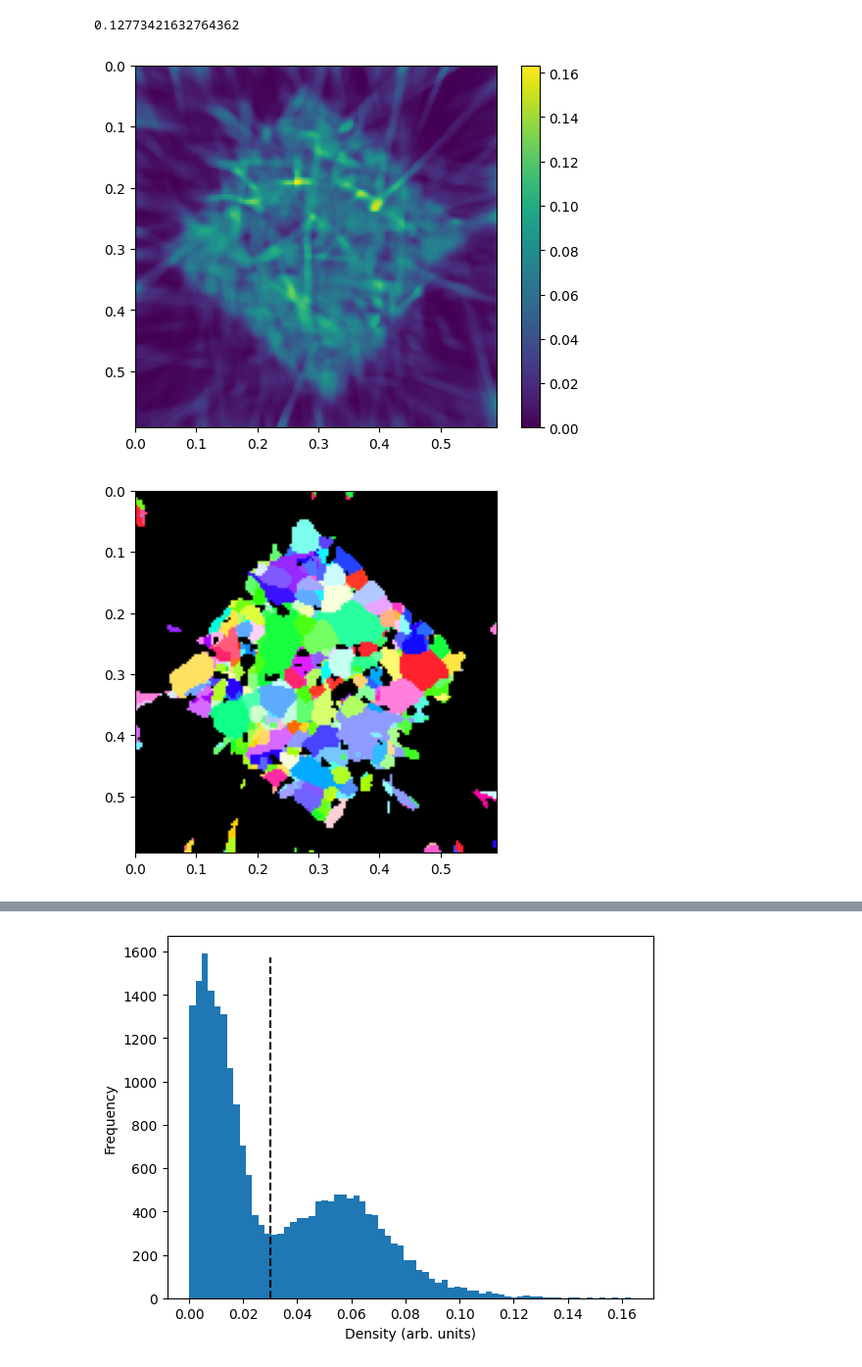
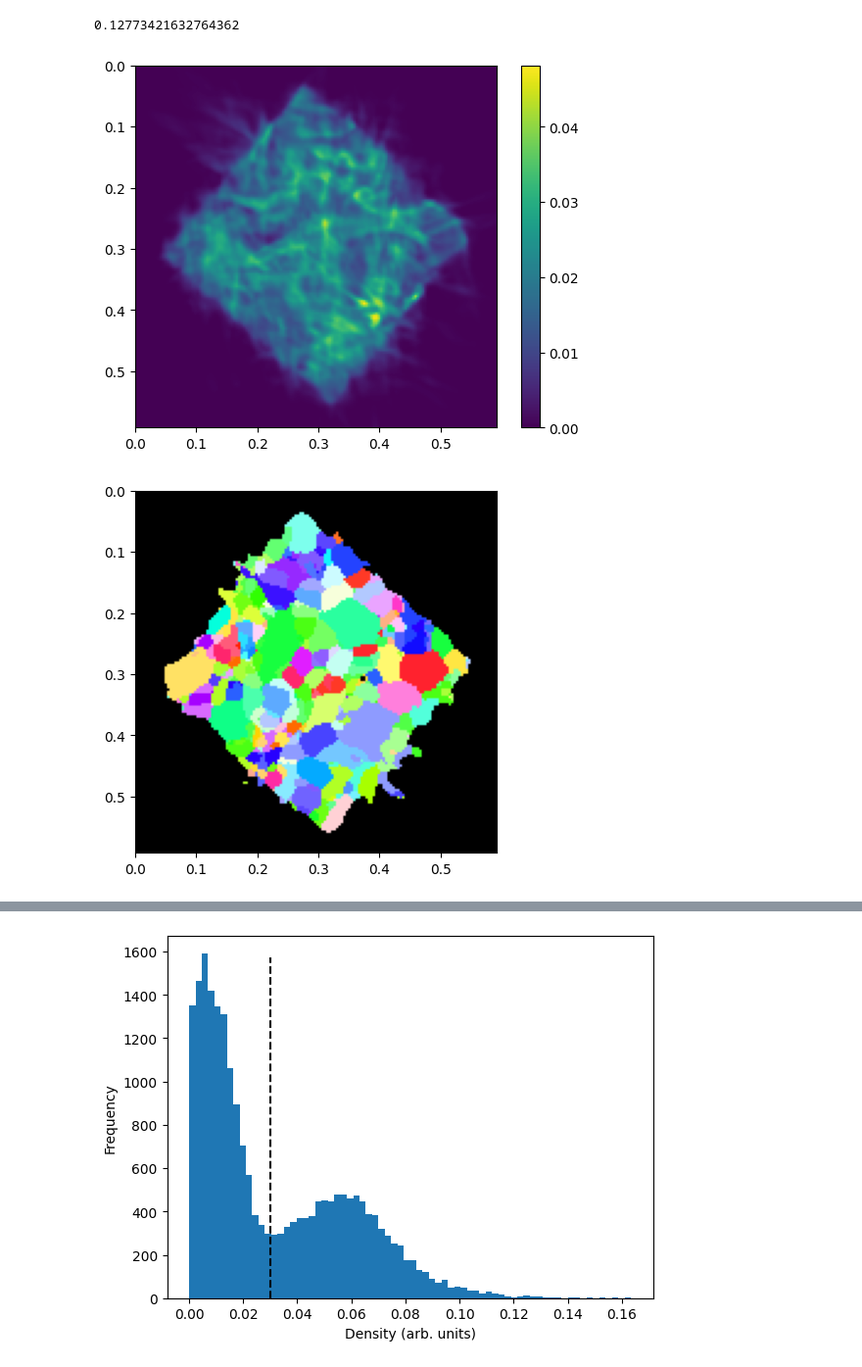
Before and after one commit to msaca-okse/basis_adaptive_textom, a Jupyter notebook: testing/texture_analysis.ipynb, the cells around one changed output, grey strips where cells are left out. Shown at 98% size. Cells and saved outputs as stored; diff of their text form; code cells hidden in the pictures.

Commit message:
Added huber loss for fista

```diff
--- a/testing/texture_analysis.ipynb
+++ b/testing/texture_analysis.ipynb
@@ -61,7 +67,7 @@ datapath_ = '/dtu/3d-imaging-center/projects/2025_QIM_BlackBeauty/raw_data_exter
 N_workers = 16  # adjust to match available CPUs
 
 # --- Get list of dataset keys (exclude metadata) ---
-filename = datapath_ + 'pilatus_integrated_re_anglemean_x3_2.h5'
+filename = datapath_ + 'pilatus_integrated_re_anglemean_x3_3.h5'
 with h5py.File(filename, 'r') as f:
     keys = [k for k in f.keys() if k != 'two_theta']
 
@@ -250,6 +310,8 @@ print(op.peak_width)
 # %%
-# pw = op.peak_width        # initial guess
-# ks = op.kernel_sigma         # initial guess
+pw = op.peak_width        # initial guess
+ks = op.kernel_sigma         # initial guess
+
+print(f"Initial peak_width={pw:.4e}, kernel_sigma={ks:.4e}")
 
 # for _ in range(1):
 #     pw = optimize_peak_width(
@@ -272,21 +336,21 @@ print(op.peak_width)
 # %%
-op = PFO_OPENCL_BATCHED(
-        cfg = cfg,
-        two_thetas = two_theta_new,
-        verbose=False)
+# op = PFO_OPENCL_BATCHED(
+#         cfg = cfg,
+#         two_thetas = two_theta,
+#         verbose=False)
 
-# op.set_kernel_sigma(kernel_sigma=ks)
-# op.set_peak_width(peak_width=pw)
+op.set_kernel_sigma(kernel_sigma=0.075)
+op.set_peak_width(peak_width=pw)
 
 queue = op.queue
 Nx, Ny, K = op.Nx, op.Nx, op.K_sum
 
-x0_gpu = clarray.zeros(
-    queue,
-    (Nx, Ny, K),
-    dtype=np.float32,
-    order="F",
-)
+# x0_gpu = clarray.zeros(
+#     queue,
+#     (Nx, Ny, K),
+#     dtype=np.float32,
+#     order="F",
+# )
 
 out_cpu = np.ascontiguousarray(
     all_data_reshaped,
@@ -294,13 +358,13 @@ out_cpu = np.ascontiguousarray(
 )
 out_gpu = clarray.to_device(queue, out_cpu)
 assert out_gpu.flags.c_contiguous
-op.set_pf_batch_max_gb(2.0)
+op.set_pf_batch_max_gb(4.0)
 # l1 constant: 1e7
 # tv constant: 1e-5
 # L constant for l1: 5e11
-solver = FISTAOpenCL(op, prox_kind="nonneg_tv", lam=1.5e-6, L=1e12)
+solver = FISTAHuberOpenCL(op, prox_kind="nonneg_l1", lam=1e+7, L=1.5e12, huber_delta = 5000)
 
 
-x_sol_gpu = solver.run(x0_gpu, out_gpu, niter=100, verbose=1, diagnostics_interval=1)
+x_sol_gpu = solver.run(x_sol_gpu, out_gpu, niter=100, verbose=1, diagnostics_interval=1)
 coeffs = x_sol_gpu.get().transpose((0,1,2))[::-1,::-1]
 # %% [output]
@@ -385,35 +449,35 @@ plt.imshow(coeffs.sum(axis=2), **imshow_opts)
 plt.colorbar()
 plt.show()
 
 IVP_map_direction = [1,0,0]
 ipfkey = plot.IPFColorKeyTSL(symmetry.Oh, direction=Vector3d(IVP_map_direction))
 orientations = Orientation.from_scipy_rotation(grid)
 orientations.symmetry = ipfkey.symmetry
 rgb_z = ipfkey.orientation2color(orientations)[np.argmax(coeffs, axis = -1)]
-mask = coeffs.sum(axis=2)>0.04
+mask = coeffs.sum(axis=2)>0.005
 rgb_z[~mask] *= 0
 plt.imshow(rgb_z[::-1, ::-1], **imshow_opts)
 plt.show()
 
 IVP_map_direction = [0,1,0]
 ipfkey = plot.IPFColorKeyTSL(symmetry.Oh, direction=Vector3d(IVP_map_direction))
 orientations = Orientation.from_scipy_rotation(grid)
 orientations.symmetry = ipfkey.symmetry
 rgb_z = ipfkey.orientation2color(orientations)[np.argmax(coeffs, axis = -1)]
-mask = coeffs.sum(axis=2)>0.04
+mask = coeffs.sum(axis=2)>0.005
 rgb_z[~mask] *= 0
 plt.imshow(rgb_z[::-1, ::-1], **imshow_opts)
 plt.show()
 
 IVP_map_direction = [0,0,1]
 ipfkey = plot.IPFColorKeyTSL(symmetry.Oh, direction=Vector3d(IVP_map_direction))
 orientations = Orientation.from_scipy_rotation(grid)
 orientations.symmetry = ipfkey.symmetry
 rgb_z = ipfkey.orientation2color(orientations)[np.argmax(coeffs, axis = -1)]
-mask = coeffs.sum(axis=2)>0.04
+mask = coeffs.sum(axis=2)>0.005
 rgb_z[~mask] *= 0
 plt.imshow(rgb_z[::-1, ::-1], **imshow_opts)
 plt.show()
 # %% [output]
-[figure, old version]
+[figure, new version]
-[figure, old version]
+[figure, new version]
```
Also changed, not shown: parts of 10 cells of this notebook, 8 other files.
